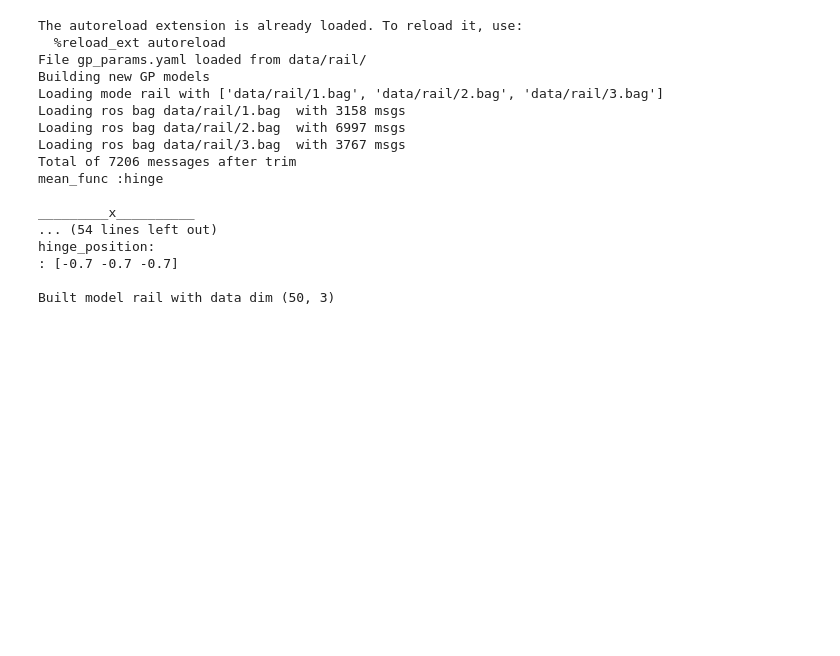
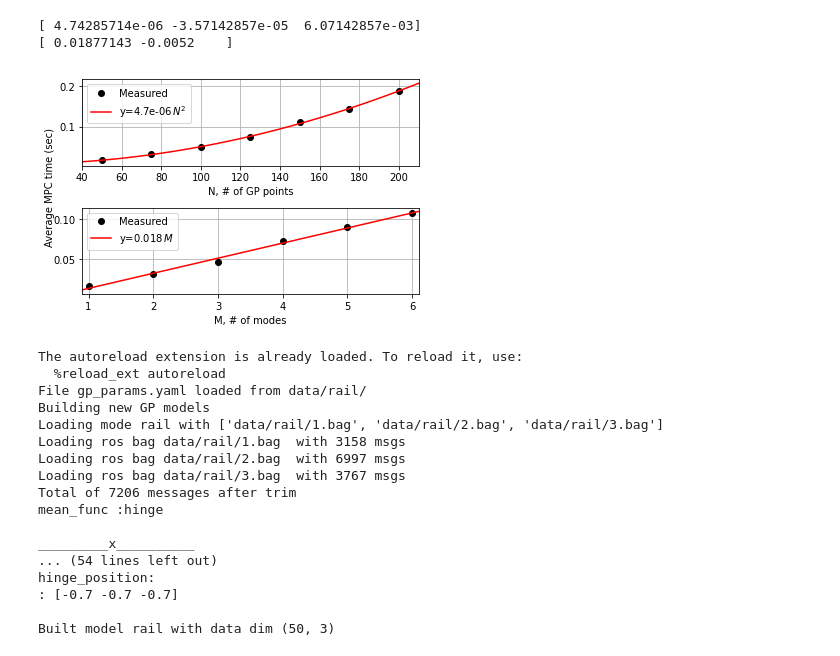
Before and after one commit to Jackyyaojk/gp_mpc, a Jupyter notebook: analysis/gp_efficiency_test.ipynb, the cells around one changed output. Saved outputs shown, nothing was run; the diff lists cells and outputs as text; code cells hidden in the pictures; blank space fills up the shorter version.

```diff
--- a/analysis/gp_efficiency_test.ipynb
+++ b/analysis/gp_efficiency_test.ipynb
@@ -1,3 +1,63 @@
+# %%
+import matplotlib.pyplot as plt
+import numpy as np
+# Evaluating the MPC efficiency over # of GP points
+# python3 analysis/validate.py -f 1.bag --rebuild_gp --gp_params_file gp_params_N_M
+# N_M mean_time worst_case
+times = {'50_1':  [0.016, 0.093],
+         '75_1':  [0.031, 0.149],
+         '100_1': [0.049, 0.291],
+         '125_1': [0.074, 0.375],
+         '150_1': [0.111, 0.517],
+         '175_1': [0.143, 0.675],
+         '200_1': [0.189, 0.843],
+         '50_2':  [0.031, 0.179],
+         '50_3':  [0.047, 0.341],
+         '50_4':  [0.072, 0.374],
+         '50_5':  [0.090, 0.462],
+         '50_6':  [0.107, 0.500],
+        }
+
+fig, axs = plt.subplots(2,1)
+N = [50, 75, 100, 125, 150, 175, 200]
+M = range(1,7)
+Ntimes = [times[str(n)+'_1'][0] for n in N]
+Mtimes = [times['50_'+str(m)][0] for m in M]
+
+polyNcoeff = np.polyfit(N, Ntimes, 2)
+polyN = np.poly1d(polyNcoeff)
+Npoly = np.linspace(N[0]-10, N[-1]+10,100)
+print(polyNcoeff)
+
+polyMcoeff = np.polyfit(M, Mtimes, 1)
+polyM = np.poly1d(polyMcoeff)
+Mpoly = np.linspace(M[0]-0.1, M[-1]+0.1)
+print(polyMcoeff)
+
+axs[0].plot(N, Ntimes, 'ok', label='Measured')
+axs[0].plot(Npoly, polyN(Npoly), '-r', label='y='+'{0:.2}'.format(polyNcoeff[0])+"$\,N^2$")
+axs[0].set(xlabel= 'N, # of GP points')
+axs[0].set_xlim([Npoly[0], Npoly[-1]])
+
+axs[1].plot(M, Mtimes, 'ok', label = 'Measured')
+axs[1].plot(Mpoly, polyM(Mpoly), '-r', label="y="+str(polyMcoeff[0])[:5]+"$\,M$")
+axs[1].set(xlabel="M, # of modes")
+axs[1].set_xlim([Mpoly[0], Mpoly[-1]])
+
+supax = fig.add_subplot(111, frameon=False)
+supax.set(ylabel='Average MPC time (sec)')
+plt.tick_params(labelcolor='none', top=False, bottom=False, left=False, right=False)
+
+for ax in axs:
+    ax.grid(True)
+    ax.legend()
+
+plt.tight_layout()
+plt.savefig("gp_efficiency.pdf")
+# %% [output]
+[ 4.74285714e-06 -3.57142857e-05  6.07142857e-03]
+[ 0.01877143 -0.0052    ]
+[figure, added]
 # %%
 %load_ext autoreload
 %autoreload 2
```
Also changed, not shown: parts of 1 cell of this notebook, 19 other files.
